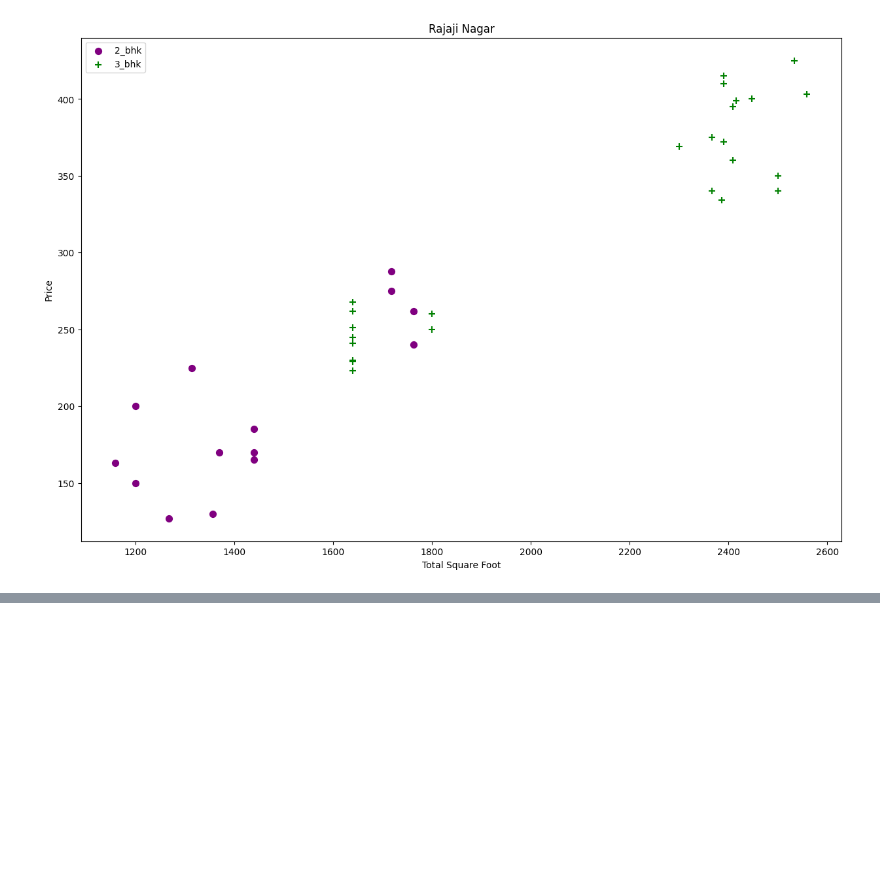
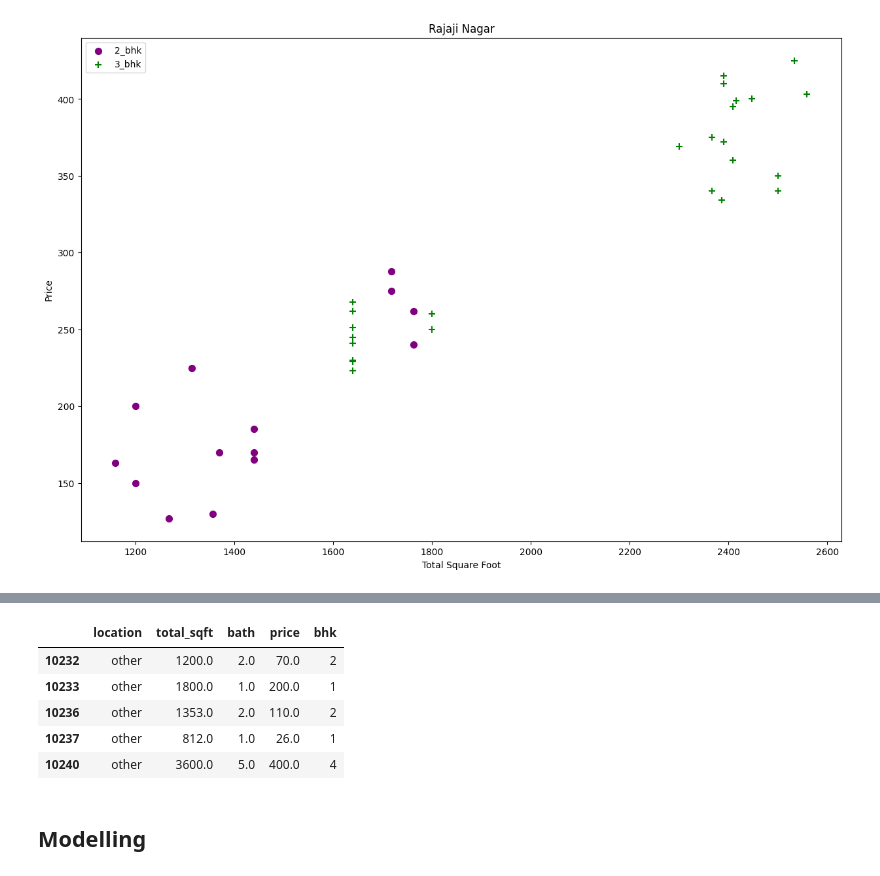
Before and after one commit to levine01/Real-Estate-House-prediction, a Jupyter notebook: index.ipynb, the cells around one changed output, grey strips where cells are left out. Cells and saved outputs as stored; diff of their text form; code cells hidden in the pictures; blank space fills up the shorter version.

Commit message:
added modelling

```diff
--- a/index.ipynb
+++ b/index.ipynb
@@ -325,0 +356,13 @@ AttributeError: 'Text' object has no property 'Font_weight'
+# %%
+# dropping uuncessary columns i.e size and price per squarefoot
+df1 = df.drop(['size', 'price_per_sqft'], axis='columns')
+df1.tail()
+# %% [output]
+|  | location | total_sqft | bath | price | bhk |
+| 10232 | other | 1200.0 | 2.0 | 70.0 | 2 |
+| 10233 | other | 1800.0 | 1.0 | 200.0 | 1 |
+| 10236 | other | 1353.0 | 2.0 | 110.0 | 2 |
+| 10237 | other | 812.0 | 1.0 | 26.0 | 1 |
+| 10240 | other | 3600.0 | 5.0 | 400.0 | 4 |
+# %% [markdown]
+## Modelling
```
Also changed, not shown: parts of 25 cells of this notebook.
